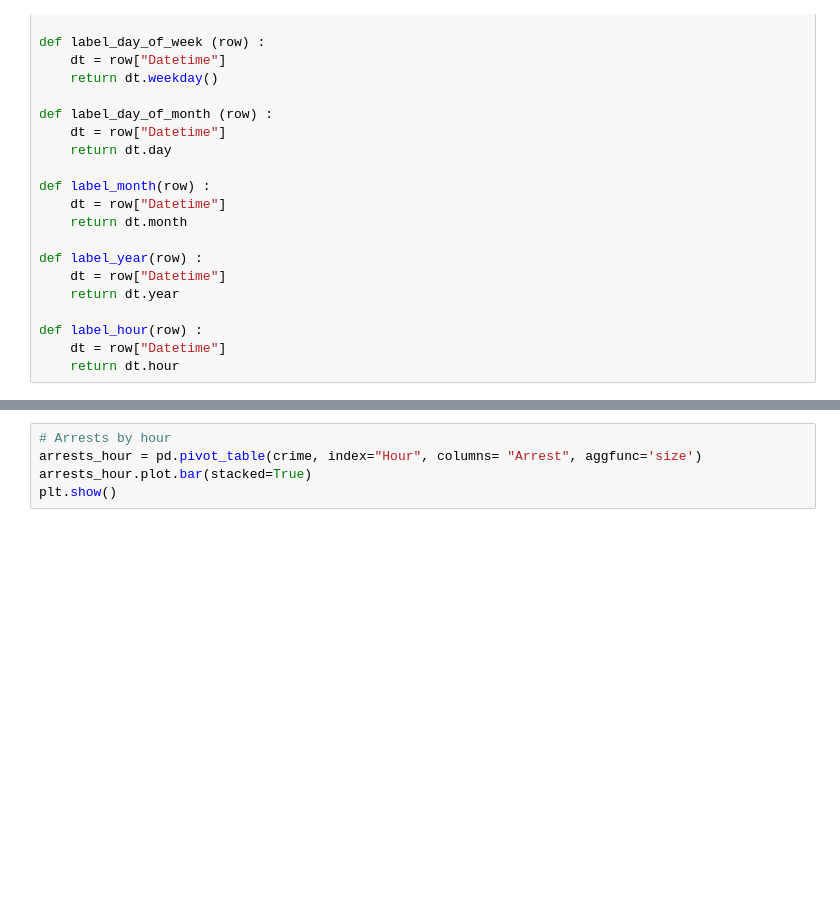
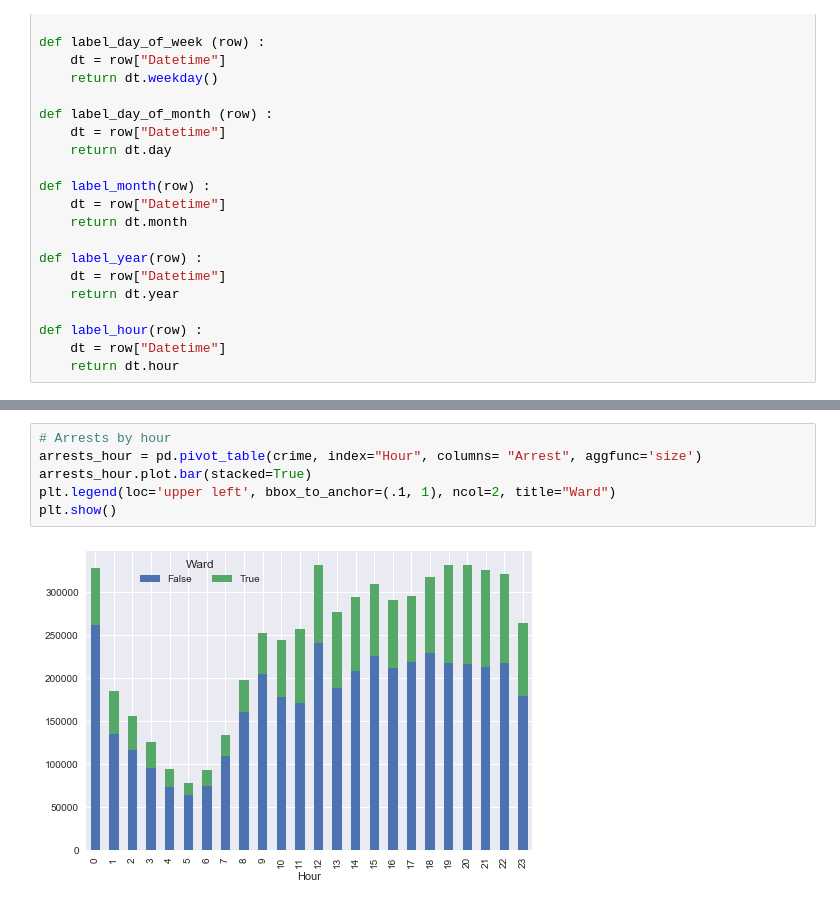
Before and after one commit to SakthivelRavi/ArrestPrediction, a Jupyter notebook: Visualizations.ipynb, the cells around one changed output, grey strips where cells are left out. Cells and saved outputs as stored; diff of their text form; blank space fills up the shorter version.

```diff
--- a/Visualizations.ipynb
+++ b/Visualizations.ipynb
@@ -142,5 +151,8 @@ plt.show()
 # %%
 # Arrests by hour
 arrests_hour = pd.pivot_table(crime, index="Hour", columns= "Arrest", aggfunc='size')
 arrests_hour.plot.bar(stacked=True)
+plt.legend(loc='upper left', bbox_to_anchor=(.1, 1), ncol=2, title="Ward")
 plt.show()
+# %% [output]
+[figure, added]
```
Also changed, not shown: parts of 5 cells of this notebook.
